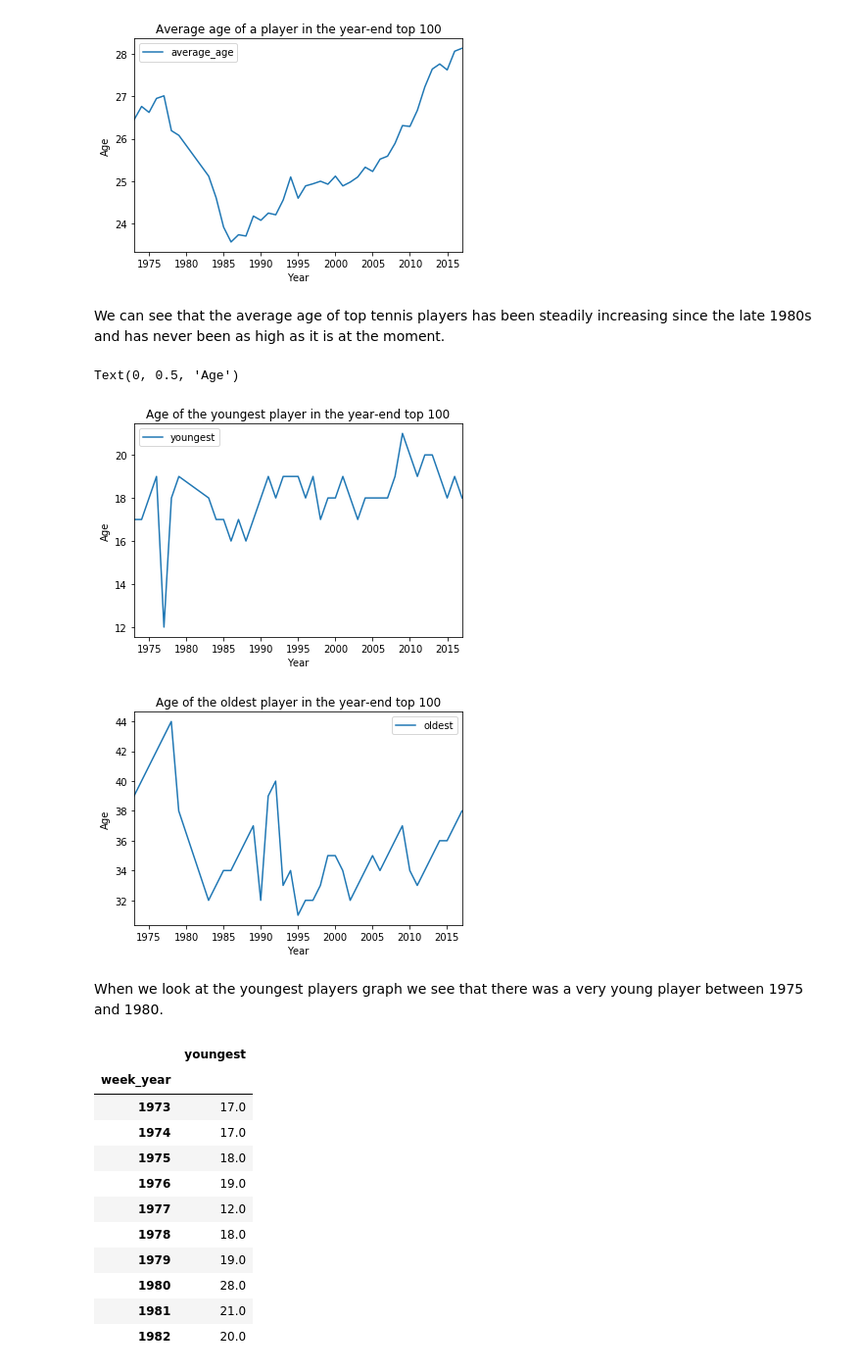
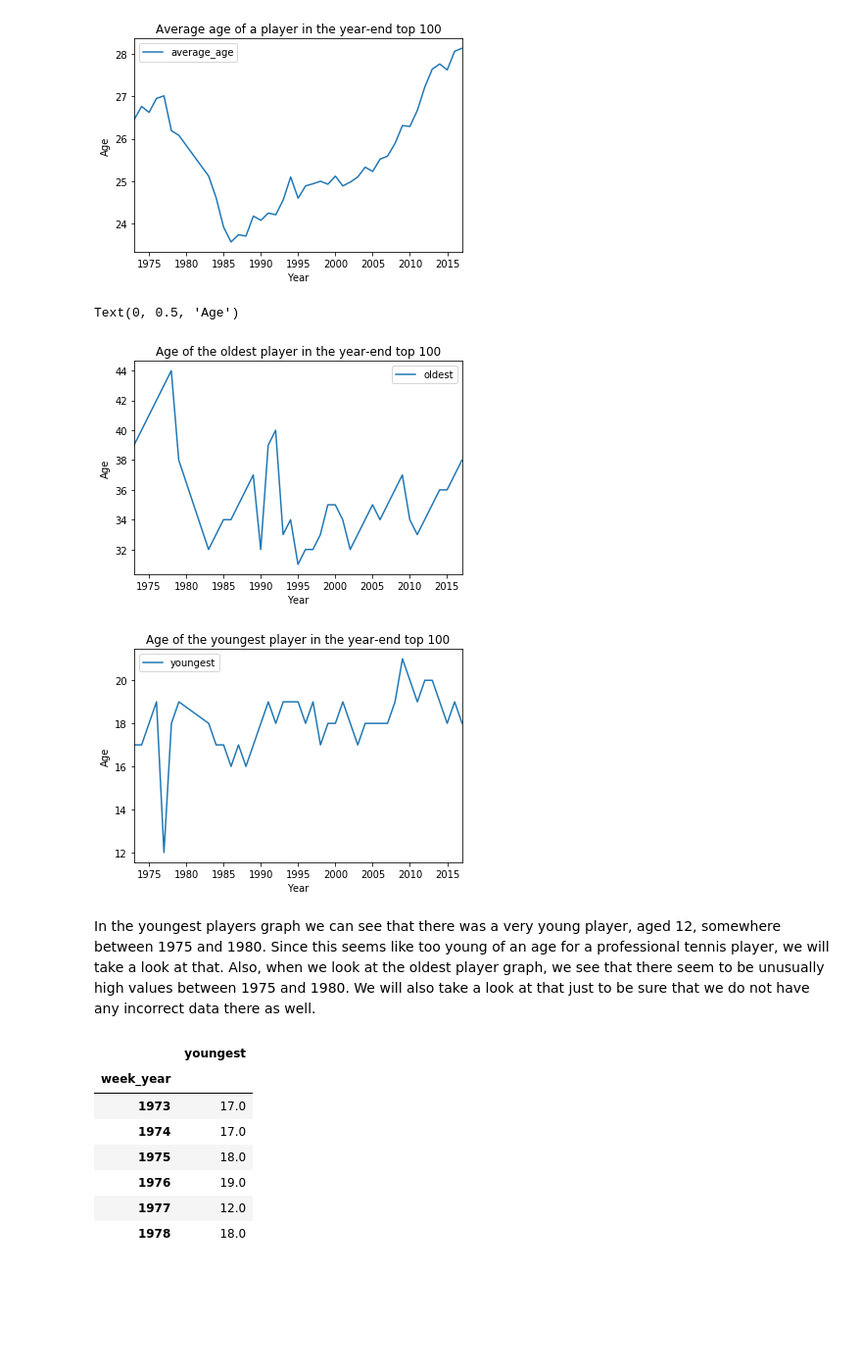
Before and after one commit to tuule/atp-rankings-stats, a Jupyter notebook: atp-rankings-stats.ipynb, the cells around one changed output. Shown at 98% size. Drawn from its saved outputs; the diff is of its cells as text; code cells hidden in the pictures; blank space fills up the shorter version.

Commit message:
updating graphs and data in the notebook file

```diff
--- a/atp-rankings-stats.ipynb
+++ b/atp-rankings-stats.ipynb
@@ -190,37 +194,31 @@ data_graph.set_ylabel('Age')
 # %% [output]
 Text(17.200000000000003, 0.5, 'Age')
 [figure]
-# %% [markdown]
-We can see that the average age of top tennis players has been steadily increasing since the late 1980s and has never been as high as it is at the moment.
 # %%
-data2 = clean_data.plot(y='youngest')
-data2.set_title('Age of the youngest player in the year-end top 100')
+data2 = clean_data.plot(y='oldest')
+data2.set_title('Age of the oldest player in the year-end top 100')
 data2.set_xlabel('Year')
 data2.set_ylabel('Age')
-data3 = clean_data.plot(y='oldest')
-data3.set_title('Age of the oldest player in the year-end top 100')
+data3 = clean_data.plot(y='youngest')
+data3.set_title('Age of the youngest player in the year-end top 100')
 data3.set_xlabel('Year')
 data3.set_ylabel('Age')
 # %% [output]
 Text(0, 0.5, 'Age')
-[figure, old version]
+[figure, new version]
-[figure, old version]
+[figure, new version]
-# %% [markdown]
-When we look at the youngest players graph we see that there was a very young player between 1975 and 1980.
+# %% [markdown]
+In the youngest players graph we can see that there was a very young player, aged 12, somewhere between 1975 and 1980. Since this seems like too young of an age for a professional tennis player, we will take a look at that. Also, when we look at the oldest player graph, we see that there seem to be unusually high values between 1975 and 1980. We will also take a look at that just to be sure that we do not have any incorrect data there as well.
 # %%
 average_age = appended_df.groupby('week_year')['player_age'].agg(youngest=pd.NamedAgg(column='youngest', aggfunc='min'))
-average_age.head(n=10)
+average_age.head(n=6)
 # %% [output]
 |  | youngest |
 | week_year |  |
 | 1973 | 17.0 |
 | 1974 | 17.0 |
 | 1975 | 18.0 |
 | 1976 | 19.0 |
 | 1977 | 12.0 |
 | 1978 | 18.0 |
-| 1979 | 19.0 |
-| 1980 | 28.0 |
-| 1981 | 21.0 |
-| 1982 | 20.0 |
 # %% [markdown]
```
Also changed, not shown: parts of 11 cells of this notebook.
